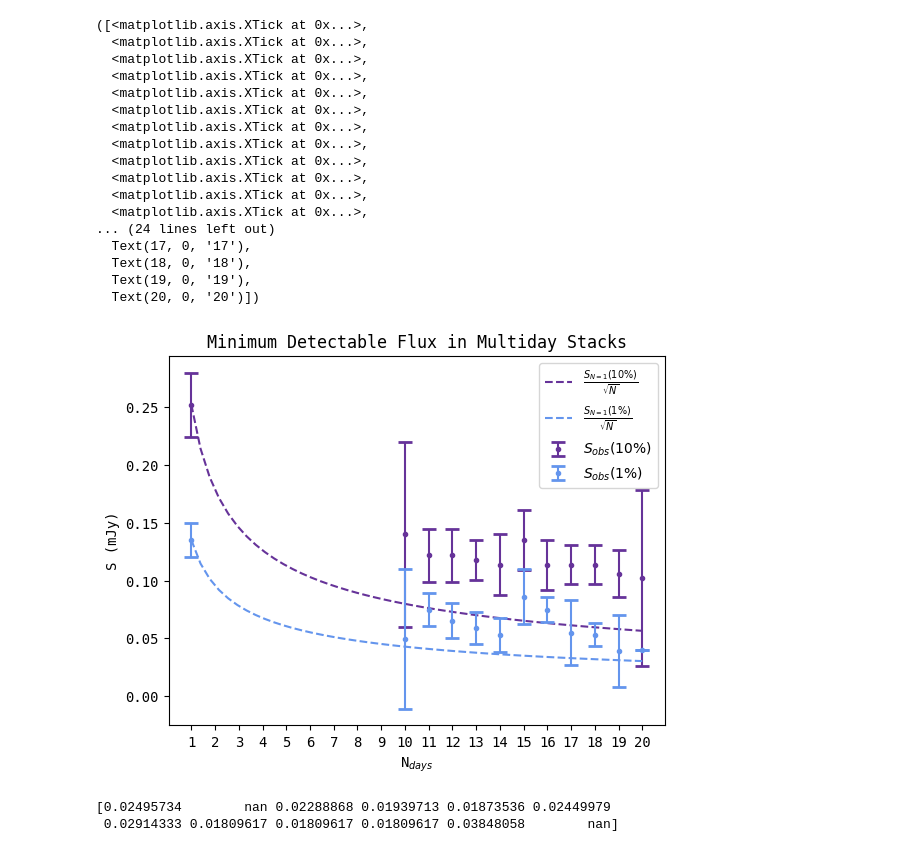
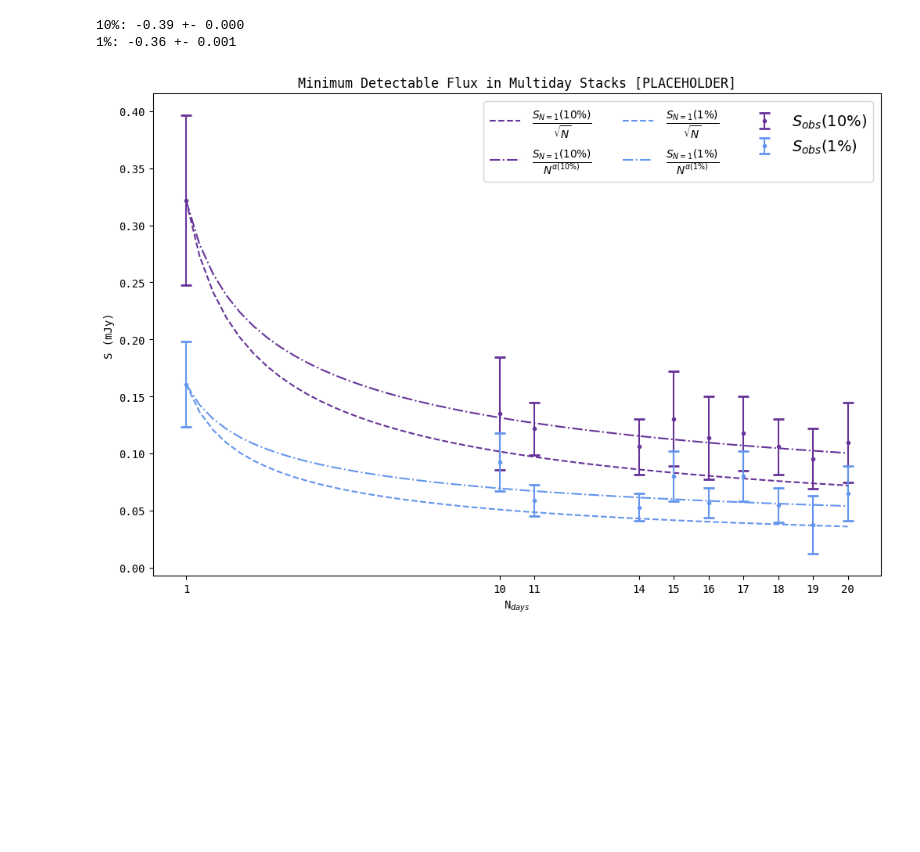
Before and after one commit to chime-sps/Transmissivity, a Jupyter notebook: results/sensitivity_dropoff.ipynb, the cells around one changed output. Cells and saved outputs as stored; diff of their text form; code cells hidden in the pictures; blank space fills up the shorter version.

```diff
--- a/results/sensitivity_dropoff.ipynb
+++ b/results/sensitivity_dropoff.ipynb
@@ -83,26 +82,29 @@ S_err1_up = np.zeros(len(data))
 S_err1_down = np.zeros(len(data))
 
 for i in range(len(data)):
-    _, S_sens, _ = au.get_sensitivity(
+
+    _, S_sens, S_smooth = au.get_sensitivity(
         data[i],
         *(S_idx, S_bins, S_dev)
     )
 
-    plt.plot(S_bins[:-1], S_sens, label = days[i])
+    plt.plot(S_bins[:-1], S_sens - S_smooth, label = days[i])
+    # plt.plot(S_bins[:-1], S_smooth, '--')
+    # plt.plot(S_bins[:-1], S_sens - S_smooth, '--')
 
     S_curve[i] = S_sens
-    S_smooth = gaussian_filter(S_sens, 5)
+    #S_smooth = gaussian_filter(S_sens, 3)
     S_10[i] = np.max(S_bins[np.where(S_smooth < 0.1)[0]])
     S_1[i] = np.max(S_bins[np.where(S_smooth < 0.01)[0]])
     p_10_idx = np.where(S_smooth < 0.1)[0][-1]
-    local_std10 = np.std(S_sens[p_10_idx - 5:p_10_idx + 5])
+    local_std10 = np.std(S_sens[p_10_idx - 10:p_10_idx + 10])
     S_err10_up[i] = np.max(S_bins[np.where(S_smooth < 0.1 + local_std10)[0]])
     try:
         S_err10_down[i] = np.max(S_bins[np.where(S_smooth < 0.1 - local_std10)[0]])
     except:
         S_err10_down[i] = np.nan
     p_1_idx = np.where(S_smooth < 0.01)[0][-1]
-    local_std1 = np.std(S_sens[p_1_idx - 5:p_1_idx + 5])
+    local_std1 = np.std(S_sens[p_1_idx - 12:p_1_idx + 12])
     S_err1_up[i] = np.max(S_bins[np.where(S_smooth < 0.01 + local_std1)[0]])
     try:
         S_err1_down[i] = np.max(S_bins[np.where(S_smooth < 0.01 - local_std1)[0]])
@@ -114,12 +116,7 @@ S_err10_up -= S_10
 S_err1_down = S_1 - S_err1_down
 S_err1_up -= S_1
 
-# mask10 = np.isnan(S_err10_down) & (S_err10_down < 0.)
-# S_err10_down[mask10] = S_10[mask10]
-# mask1 = np.isnan(S_err1_down) & (S_err1_down < 0.)
-# S_err10_down[mask1] = S_10[mask1]
-print(S_err10_up, S_err1_up)
-
+#plt.plot(S_bins[:-1], S_sens - S_smooth, label = days[i])
 plt.xlabel('S (mJy)')
 plt.ylabel('sensitivity')
 plt.legend(title = 'N days')
@@ -132,39 +126,39 @@ plt.xscale('log')
+# %%
+def analytical_curve_10(x, alpha):
+
+    return S_10[0] * x**alpha
+
+def analytical_curve_1(x, alpha):
+
+    return S_1[0] * x**alpha
+
+alpha_10, err10 = curve_fit(analytical_curve_10, days, S_10, p0 = -0.5, sigma = S_err10_up)
+alpha_1, err1 = curve_fit(analytical_curve_1, days, S_1, p0 = alpha_10, sigma = S_err1_up)
+print(f'10%: {alpha_10[0]:.2f} +- {err10[0][0]:.3f}')
+print(f'1%: {alpha_1[0]:.2f} +- {err1[0][0]:.3f}')
+# %% [output]
+10%: -0.39 +- 0.000
+1%: -0.36 +- 0.001
 # %%
 many_days = np.linspace(1, 20)
+
+fig, ax = plt.subplots(figsize = (12, 8))
 plt.errorbar(days, S_10, yerr = S_err10_up, label = r'$S_{obs}(10\%)$', color = 'rebeccapurple',
              fmt = '.', capsize=5, capthick=2)
 plt.plot(many_days, S_10[0] / np.sqrt(many_days), '--', color = 'rebeccapurple',
          label = r'$\frac{S_{N = 1}(10\%)}{\sqrt{N}}$')
+plt.plot(many_days, S_10[0] * many_days**alpha_10, '-.', color = 'rebeccapurple',
+         label = r'$\frac{S_{N = 1}(10\%)}{N^{\alpha(10\%)}}$')
 plt.errorbar(days, S_1, yerr = S_err1_up, label = r'$S_{obs}(1\%)$', color = 'cornflowerblue',
              fmt = '.', capsize=5, capthick=2)
 plt.plot(many_days, S_1[0] / np.sqrt(many_days), '--', color = 'cornflowerblue',
          label = r'$\frac{S_{N=1}(1\%)}{\sqrt{N}}$')
+plt.plot(many_days, S_1[0] * many_days**alpha_1, '-.', color = 'cornflowerblue',
+         label = r'$\frac{S_{N=1}(1\%)}{N^{\alpha(1\%)}}$')
 plt.xlabel(r'N$_{days}$')
 plt.ylabel('S (mJy)')
-plt.legend()
-plt.title('Minimum Detectable Flux in Multiday Stacks')
-plt.xticks([1, 2, 3, 4, 5, 6, 7, 8, 9, 10, 11, 12, 13, 14, 15, 16, 17, 18, 19, 20])
+plt.legend(fontsize = 14, ncol = 3)
+plt.title('Minimum Detectable Flux in Multiday Stacks [PLACEHOLDER]')
+xticks = plt.xticks(days)
 # %% [output]
-([<matplotlib.axis.XTick at 0x...>,
-  <matplotlib.axis.XTick at 0x...>,
-  <matplotlib.axis.XTick at 0x...>,
-  <matplotlib.axis.XTick at 0x...>,
-  <matplotlib.axis.XTick at 0x...>,
-  <matplotlib.axis.XTick at 0x...>,
-  <matplotlib.axis.XTick at 0x...>,
-  <matplotlib.axis.XTick at 0x...>,
-  <matplotlib.axis.XTick at 0x...>,
-  <matplotlib.axis.XTick at 0x...>,
-  <matplotlib.axis.XTick at 0x...>,
-  <matplotlib.axis.XTick at 0x...>,
-... (24 lines left out)
-  Text(17, 0, '17'),
-  Text(18, 0, '18'),
-  Text(19, 0, '19'),
-  Text(20, 0, '20')])
-[figure, old version]
+[figure, new version]
-# %%
-print(S_err10_down)
-# %% [output]
-[0.02495734        nan 0.02288868 0.01939713 0.01873536 0.02449979
- 0.02914333 0.01809617 0.01809617 0.01809617 0.03848058        nan]
```
Also changed, not shown: parts of 5 cells of this notebook.
